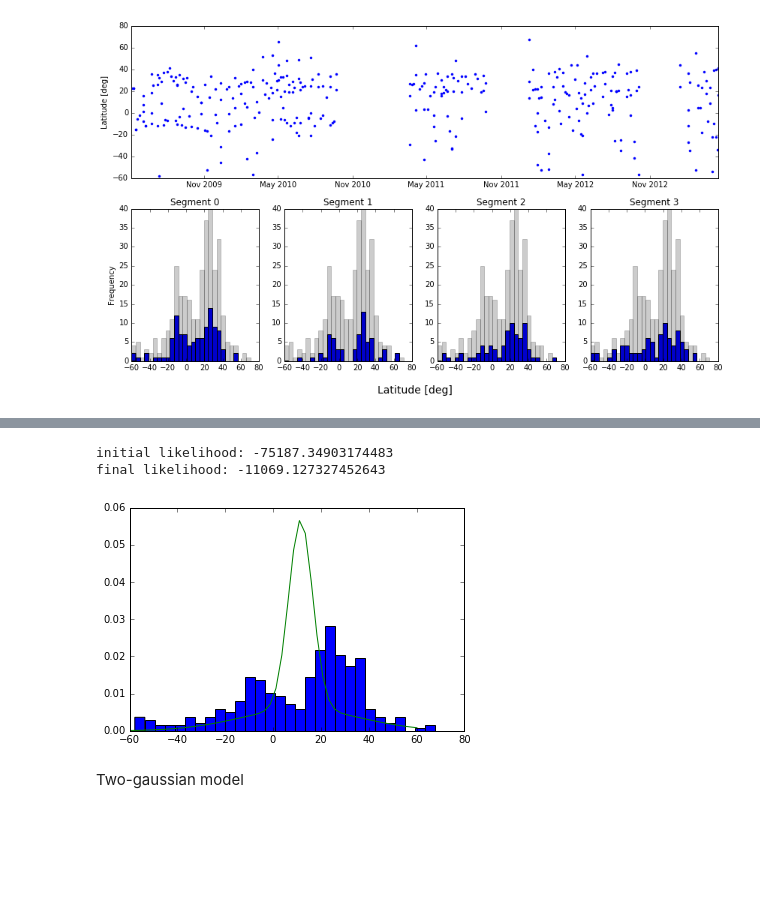
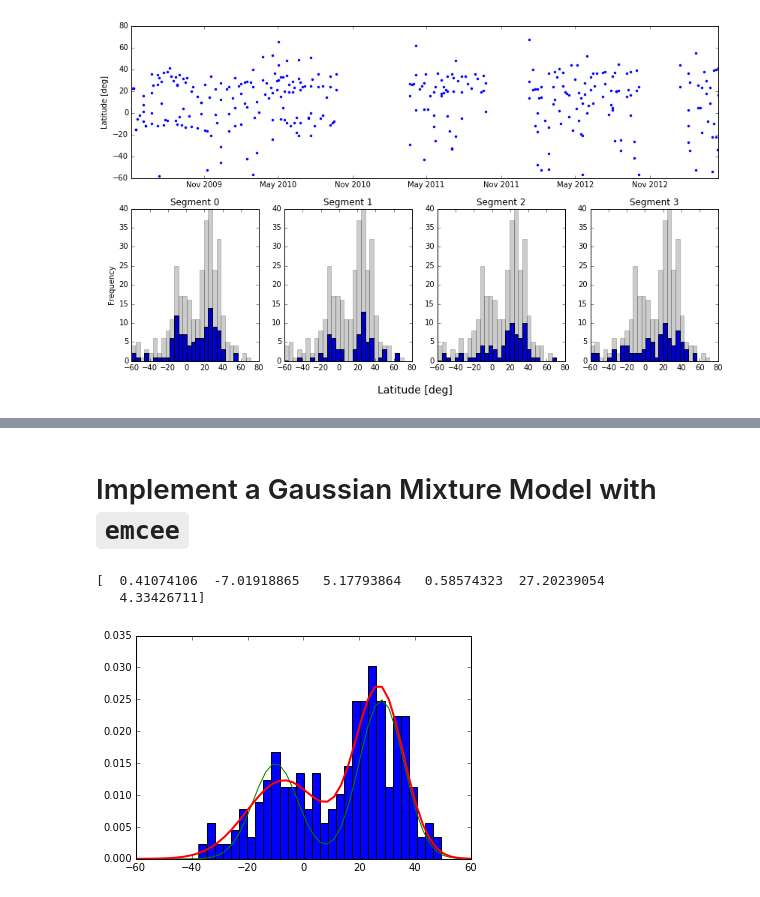
Before and after one commit to bmorris3/friedrich, a Jupyter notebook: hat11_is_90/latitude_distribution.ipynb, the cells around one changed output, grey strips where cells are left out. Drawn from its saved outputs; the diff is of its cells as text; code cells hidden in the pictures; blank space fills up the shorter version.

Commit message:
Latitude distribution refined model

```diff
--- a/hat11_is_90/latitude_distribution.ipynb
+++ b/hat11_is_90/latitude_distribution.ipynb
@@ -41,6 +30,7 @@ transit_params = hat11_params_morris_is_90()
 all_lats = []
 all_lons = []
 all_amps = []
+all_lats_errors = []
 all_spot_times = []
 all_BICs = []
 for transit in transits:
@@ -52,7 +42,9 @@ for transit in transits:
         all_amps.append(spot.amplitude.value)
         all_spot_times.append(spot.t0.value)
         all_BICs.append(spot.delta_BIC)
+        all_lats_errors.append(np.mean([spot.amplitude.upper, spot.amplitude.lower]))
 all_lats = np.array(all_lats)
+all_lats_errors = np.array(all_lats_errors)
 all_lons = np.array(all_lons)
 all_amps = np.array(all_amps)
 all_spot_times = np.array(all_spot_times)
@@ -252,19 +102,0 @@ final likelihood: -14511.558696535487
-# %%
-import emcee
-
-def lnprior(parameters):
-    a1, m1, s1, a2, m2, s2, m3, s3 = parameters
-    if a1 <= 1 - a2 and a2 <= 1 - a1 and 0 <= a1 <= 1 and 0 <= a2 <= 1 and s1 < 5 and s2 < 5:
-        return 0.0
-    return -np.inf
-
-def lnprob(parameters, x):
-    lp = lnprior(parameters)
-    if not np.isfinite(lp):
-        return -np.inf
-    return lp + lnlikelihood_sum_gaussians(parameters, x)
-
-ndim, nwalkers = len(initp), 4*len(initp)
-pos = [np.array(initp) + 1e-4*np.random.randn(ndim) for i in range(nwalkers)]
-sampler = emcee.EnsembleSampler(nwalkers, ndim, lnprob, args=(significant_latitudes, ))
-samples = sampler.run_mcmc(pos, 6000)
@@ -279,0 +103,7 @@ fig = corner.corner(samples)
+# %%
+ignore_high_latitudes = ((all_lats > np.radians(-40)) & (all_lats < np.radians(50)))
+significance_cutoff = np.atleast_2d(all_BICs > 10).T
+significant_latitudes = np.degrees(all_lats[significance_cutoff & ignore_high_latitudes])
+
+#significant_latitudes_errors = np.degrees(np.atleast_2d(all_lats_errors).T[significance_cutoff & ignore_high_latitudes])
+significant_latitudes_errors = np.ones_like(significant_latitudes) * 2
@@ -279,0 +140,2 @@ fig = corner.corner(samples)
+# %% [markdown]
+# Implement a Gaussian Mixture Model with `emcee`
@@ -280,15 +213,15 @@ fig = corner.corner(samples)
 # %%
+burnin = 10000
+samples = sampler.chain[:, burnin:, :].reshape((-1, ndim))
+
 bestp = np.median(samples, axis=0)
 
-plt.hist(np.degrees(all_lats[all_BICs > 10]), 30, normed=True)
+plt.hist(significant_latitudes, 30, normed=True)
 test_lats = np.linspace(-60, 60)
-plt.plot(test_lats, model(bestp, test_lats))
-
-print('initial likelihood: {0}'.format(lnlikelihood_sum_gaussians(initp, significant_latitudes)))
-print('final likelihood: {0}'.format(lnlikelihood_sum_gaussians(bestp, significant_latitudes)))
+plt.plot(test_lats, model(initp, test_lats))
+plt.plot(test_lats, model(bestp, test_lats), lw=2)
+print(bestp)
 # %% [output]
-initial likelihood: -75187.34903174483
-final likelihood: -11069.127327452643
+[  0.41074106  -7.01918865   5.17793864   0.58574323  27.20239054
+   4.33426711]
-[figure, old version]
+[figure, new version]
-# %% [markdown]
-Two-gaussian model
```
Also changed, not shown: parts of 21 cells of this notebook.
